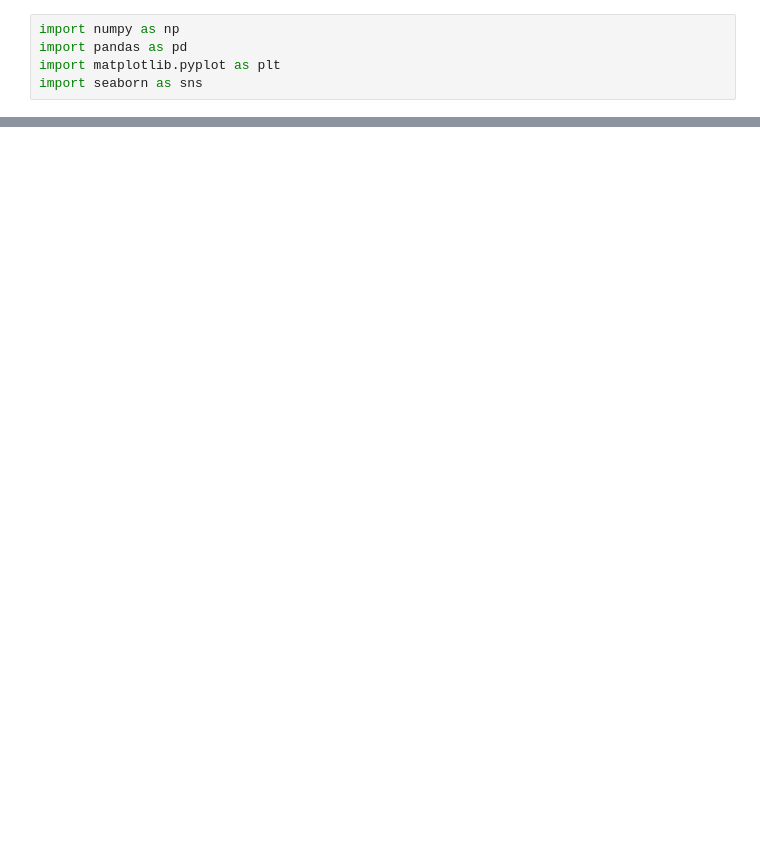
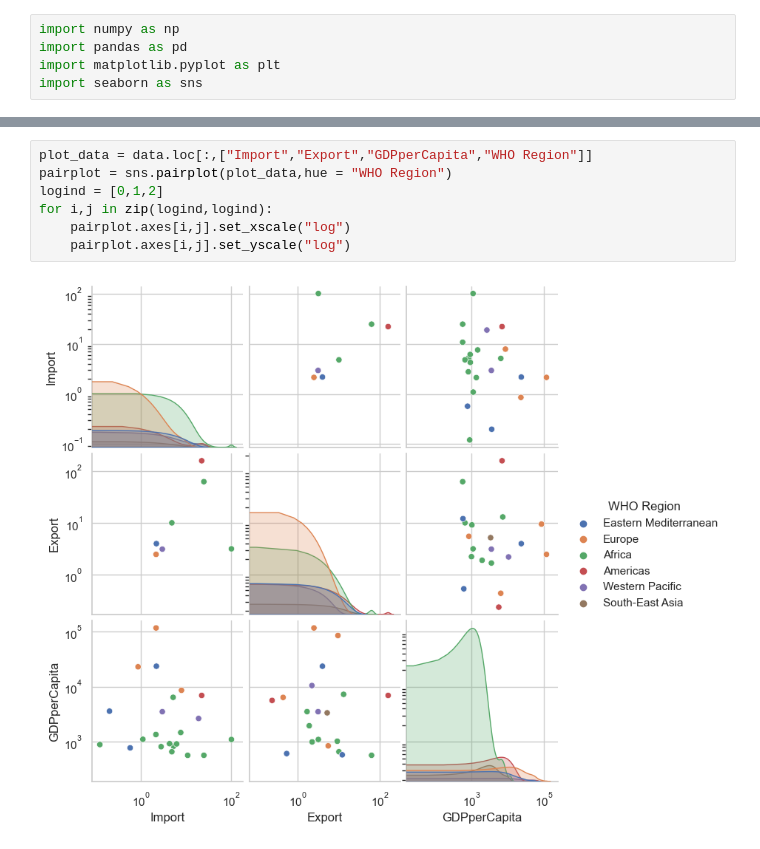
Before and after one commit to HGmin1159/bios-611-project, a Jupyter notebook: python/eda.ipynb, the cells around one changed output, grey strips where cells are left out. Cells and saved outputs as stored; diff of their text form; blank space fills up the shorter version.

```diff
--- a/python/eda.ipynb
+++ b/python/eda.ipynb
@@ -61,0 +93,9 @@ sns.pairplot(data.loc[:,["Population","New cases", 'GDP', 'GDP(PPP)','Inflation
+# %%
+plot_data = data.loc[:,["Import","Export","GDPperCapita","WHO Region"]]
+pairplot = sns.pairplot(plot_data,hue = "WHO Region")
+logind = [0,1,2]
+for i,j in zip(logind,logind):
+    pairplot.axes[i,j].set_xscale("log")
+    pairplot.axes[i,j].set_yscale("log")
+# %% [output]
+[figure, added]
```
Also changed, not shown: parts of 13 cells of this notebook, 8 other files.
